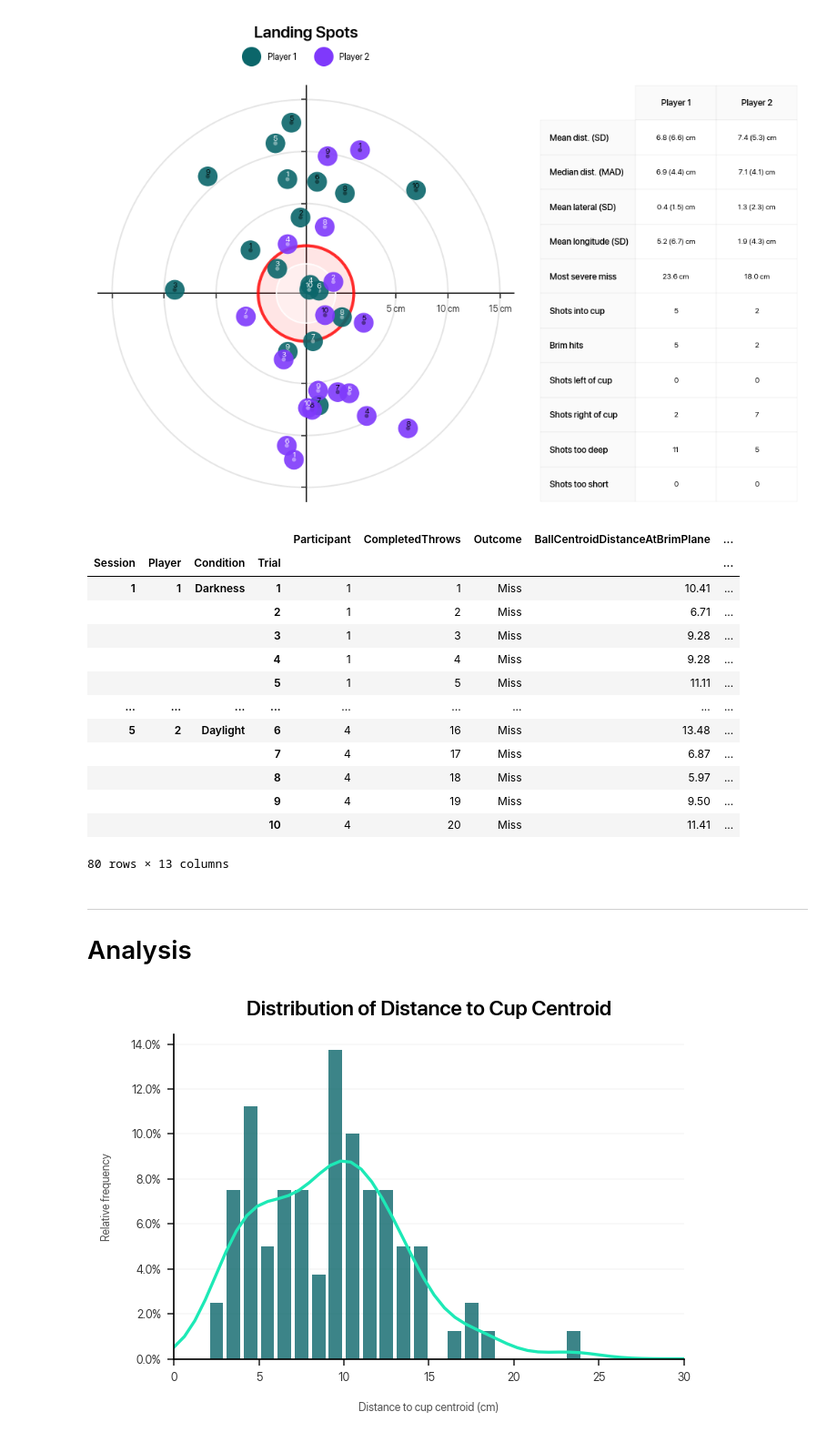
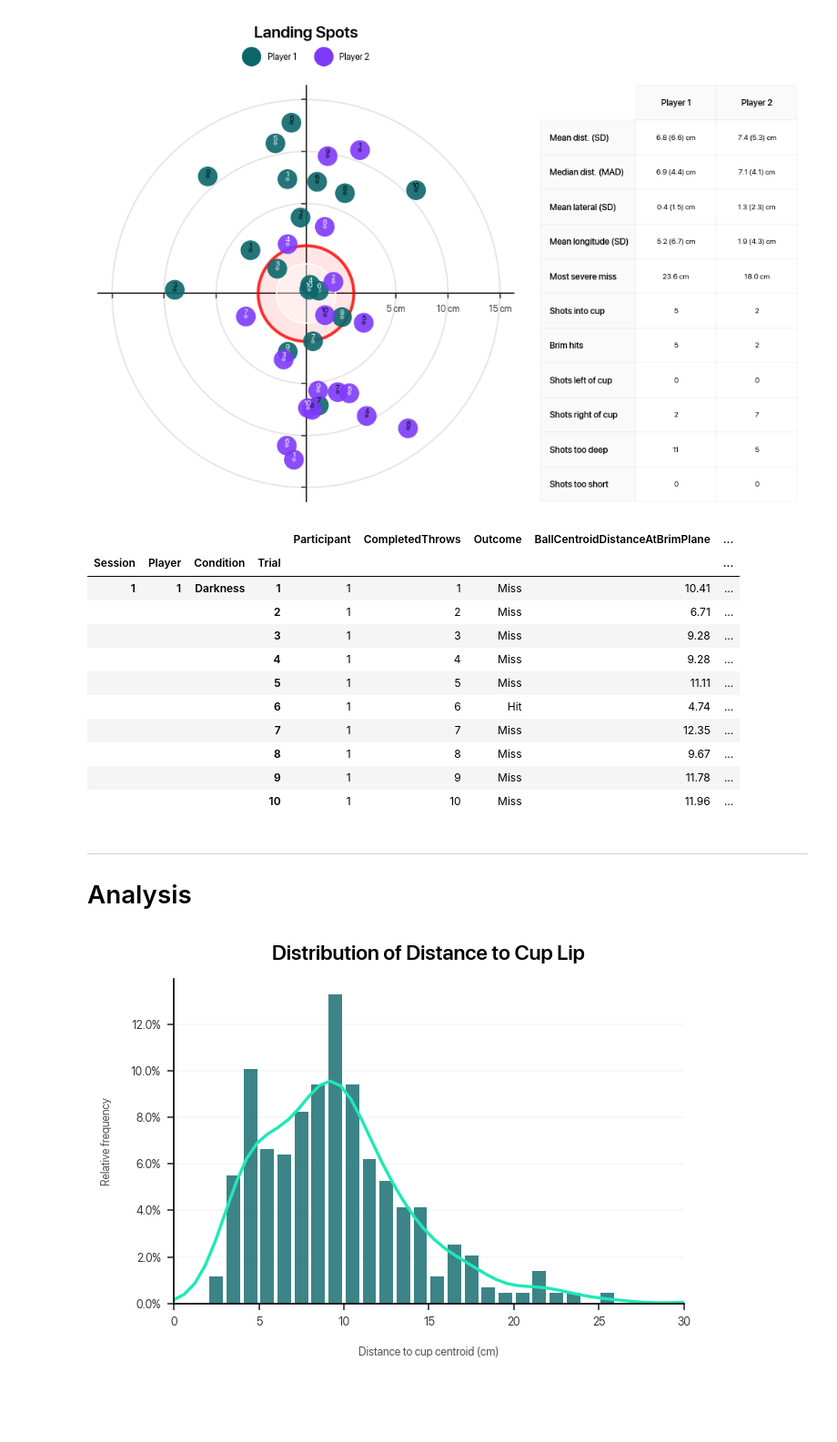
Before and after one commit to dlundgaard/BeerPongMastery, a Jupyter notebook: Analysis/analysis.ipynb, the cells around one changed output. Shown at 91% size. Cells and saved outputs as stored; diff of their text form; code cells hidden in the pictures; blank space fills up the shorter version.

Commit message:
added bayesian modelling in R and 9 additional sessions of data (now 11 in total)

```diff
--- a/Analysis/analysis.ipynb
+++ b/Analysis/analysis.ipynb
@@ -432,7 +449,8 @@ def summarize_data():
     return results
 
 summary = summarize_data()
-summary.set_index(["Session", "Player", "Condition", "Trial"]).round(2).head(100)
+summary.to_csv("summary.csv", index = False)
+summary.set_index(["Session", "Player", "Condition", "Trial"]).round(2).head(10)
 # %% [output]
 |  |  |  |  | Participant | CompletedThrows | Outcome | BallCentroidDistanceAtBrimPlane | ... |
 | Session | Player | Condition | Trial |  |  |  |  | ... |
@@ -441,13 +459,11 @@ summary.set_index(["Session", "Player", "Condition", "Trial"]).round(2).head(100
 |  |  |  | 3 | 1 | 3 | Miss | 9.28 | ... |
 |  |  |  | 4 | 1 | 4 | Miss | 9.28 | ... |
 |  |  |  | 5 | 1 | 5 | Miss | 11.11 | ... |
-| ... | ... | ... | ... | ... | ... | ... | ... | ... |
-| 5 | 2 | Daylight | 6 | 4 | 16 | Miss | 13.48 | ... |
-|  |  |  | 7 | 4 | 17 | Miss | 6.87 | ... |
-|  |  |  | 8 | 4 | 18 | Miss | 5.97 | ... |
-|  |  |  | 9 | 4 | 19 | Miss | 9.50 | ... |
-|  |  |  | 10 | 4 | 20 | Miss | 11.41 | ... |
+|  |  |  | 6 | 1 | 6 | Hit | 4.74 | ... |
+|  |  |  | 7 | 1 | 7 | Miss | 12.35 | ... |
+|  |  |  | 8 | 1 | 8 | Miss | 9.67 | ... |
+|  |  |  | 9 | 1 | 9 | Miss | 11.78 | ... |
+|  |  |  | 10 | 1 | 10 | Miss | 11.96 | ... |
-80 rows × 13 columns
 # %% [markdown]
 ---
 
@@ -455,23 +471,23 @@ summary.set_index(["Session", "Player", "Condition", "Trial"]).round(2).head(100
 # %%
 plt.figure()
 data_range = 30
 plt.hist(
     summary["BallCentroidDistanceAtBrimPlane"],
     range = (0, data_range),
     bins = data_range,
     density=True,
     alpha = 0.8,
     rwidth=0.8
 )
 plt.plot(
     np.linspace(0, data_range),
     stats.gaussian_kde(summary["BallCentroidDistanceAtBrimPlane"])(np.linspace(0, data_range))
 )
 plt.xlabel("Distance to cup centroid (cm)")
 plt.ylabel("Relative frequency")
-plt.title("Distribution of Distance to Cup Centroid")
+plt.title("Distribution of Distance to Cup Lip")
 plt.gca().yaxis.set_major_formatter(ticker.PercentFormatter(1))
 plt.tight_layout()
 # %% [output]
-[figure, old version]
+[figure, new version]
 # %%
```
Also changed, not shown: parts of 9 cells of this notebook, 2 other files.
